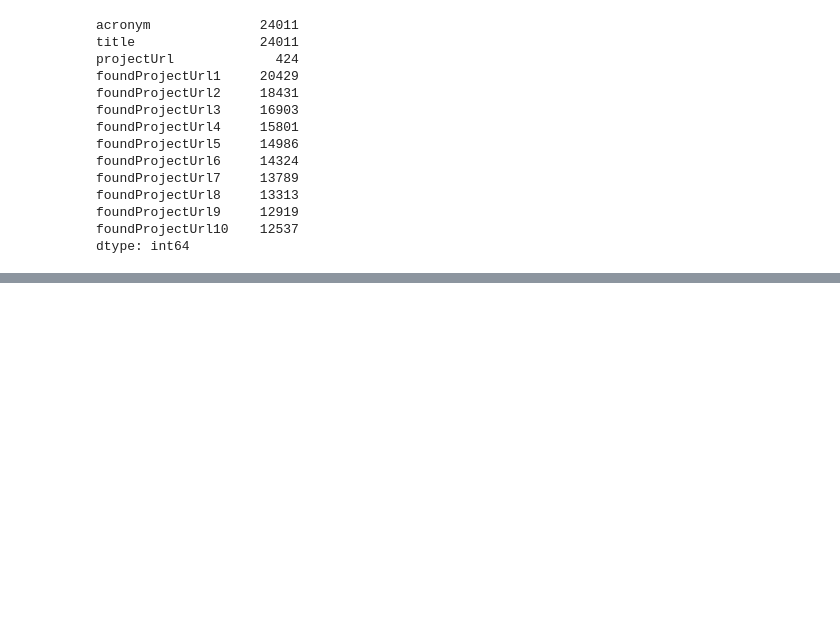
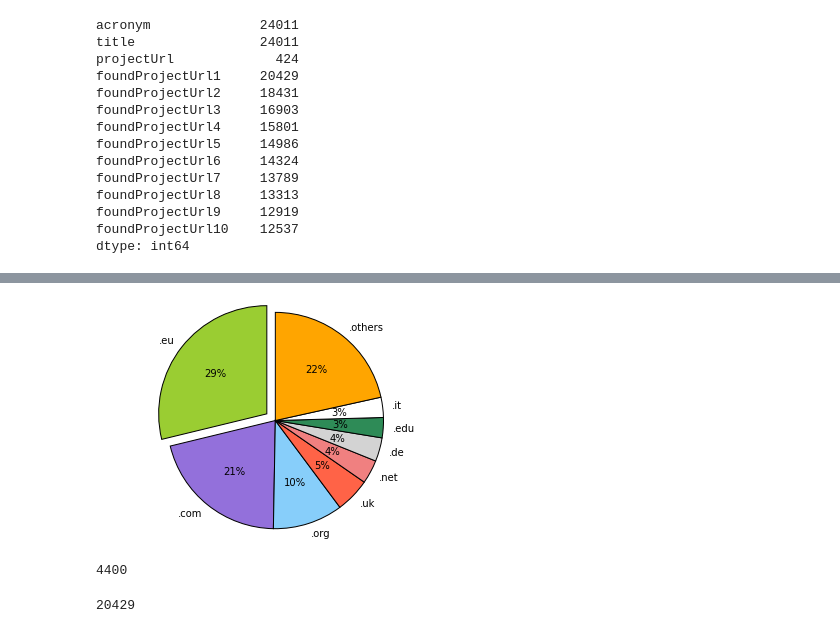
Before and after one commit to arquivo/Research-Websites-Preservation, a Jupyter notebook: Bing experiments/preservingR&D/Gather Seeds.ipynb, the cells around one changed output, grey strips where cells are left out. Cells and saved outputs as stored; diff of their text form; code cells hidden in the pictures; blank space fills up the shorter version.

```diff
--- a/Bing experiments/preservingR&D/Gather Seeds.ipynb
+++ b/Bing experiments/preservingR&D/Gather Seeds.ipynb
@@ -122,0 +154,20 @@ df[df['foundProjectUrl1'].notnull()].to_csv('seeds.txt',index = False)
+# %%
+labels = '.eu', '.com', '.org','.uk','.net','.de','.edu','.it','.others'
+sizes = [5882, 4274, 2139, 1057, 723, 722,617,615,4400]
+colors = ['yellowgreen', 'mediumpurple', 'lightskyblue', 'Tomato','lightcoral',
+          'LightGray','SeaGreen','White','Orange']
+
+plt.pie(sizes,labels=labels,explode = (0.1,0,0,0,0,0,0,0,0),startangle=90,autopct='%1.f%%', colors = colors)
+plt.axis('equal')
+plt.savefig('crawl_data_domain_distribution.pdf', format='pdf', dpi=1200, bbox_inches='tight')
+# %% [output]
+[figure, added]
+# %%
+#other domains
+20429 - 5882 - 4274 - 2139 - 1057 - 723 - 722 - 617 - 615
+# %% [output]
+4400
+# %%
+dfseeds['domain1'].count()
+# %% [output]
+20429
```
Also changed, not shown: parts of 9 cells of this notebook.
